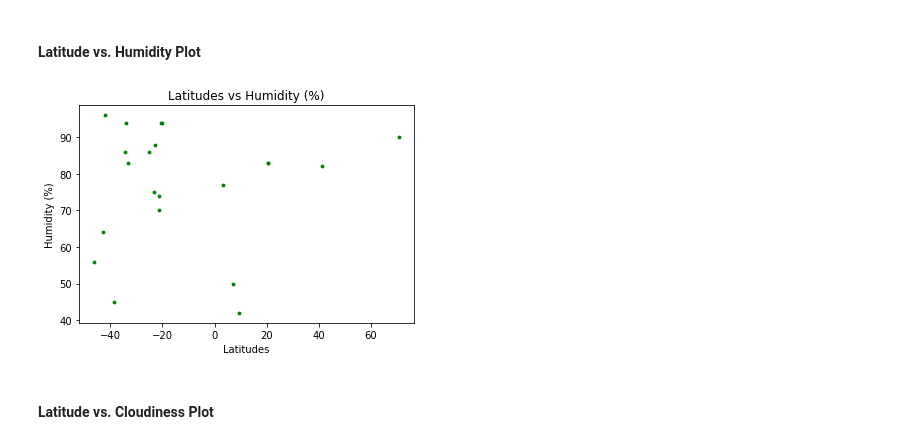
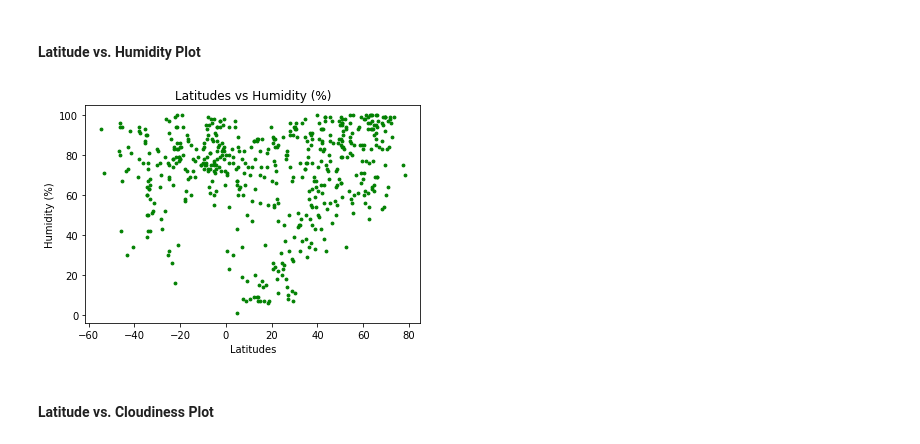
Before and after one commit to CassieCcL/WeatherAPI, a Jupyter notebook: WeatherPy.ipynb, the cells around one changed output. Cells and saved outputs as stored; diff of their text form; code cells hidden in the pictures.

Commit message:
applied on all the data

```diff
--- a/WeatherPy.ipynb
+++ b/WeatherPy.ipynb
@@ -119,15 +113,15 @@ avarua has been processed
 * Export the city data into a .csv.
 * Display the DataFrame
 # %%
-cityweather_df=pd.DataFrame({
-    "City": cities[:21],
+cityweather_df = pd.DataFrame({
+    "City": cities,
     "Temperature": temp,
     "Humidity": humidity,
     "Wind Speed": wind,
     "Cloudiness": clouds,
     "Latitudes": lat
 })
-# cityweather_df.to_csv(output_data_file)
+cityweather_df.to_csv(output_data_file)
 cityweather_df.head(10)
 # %% [output]
 |  | City | Temperature | Humidity | Wind Speed | Cloudiness | Latitudes |
@@ -177,12 +171,12 @@ plt.show()
 # %%
 plt.scatter(cityweather2_df["Latitudes"], cityweather2_df["Humidity"], s=8, facecolor="green")
 plt.xlabel("Latitudes")
 plt.ylabel("Humidity (%)")
-plt.title("Latitudes vs Humidity (%)", facecolor="white")
-plt.savefig("Latitude and Humidity.png")
+plt.title("Latitudes vs Humidity (%)")
+plt.savefig("Latitude and Humidity.png", facecolor="white")
 plt.show()
 # %% [output]
-[figure, old version]
+[figure, new version]
 # %% [markdown]
 #### Latitude vs. Cloudiness Plot
 # %%
```
Also changed, not shown: parts of 7 cells of this notebook, 6 other files.
